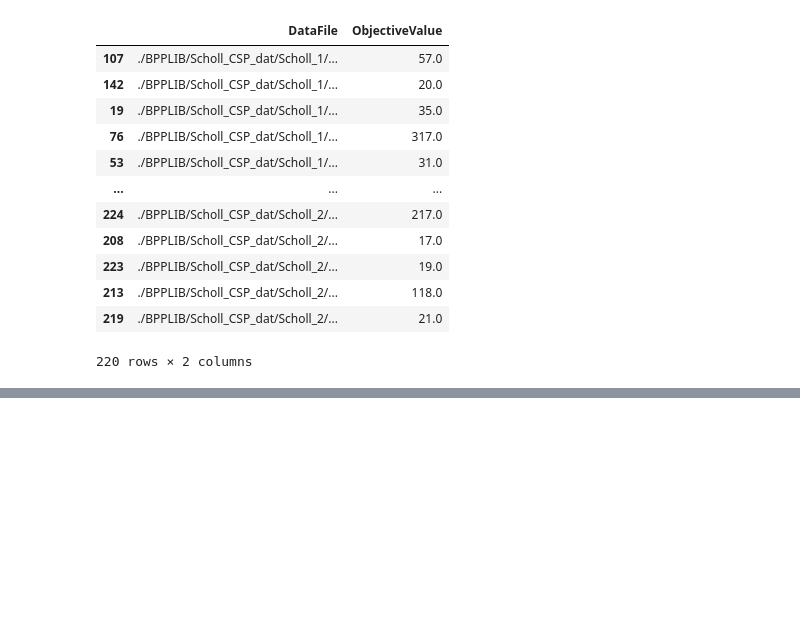
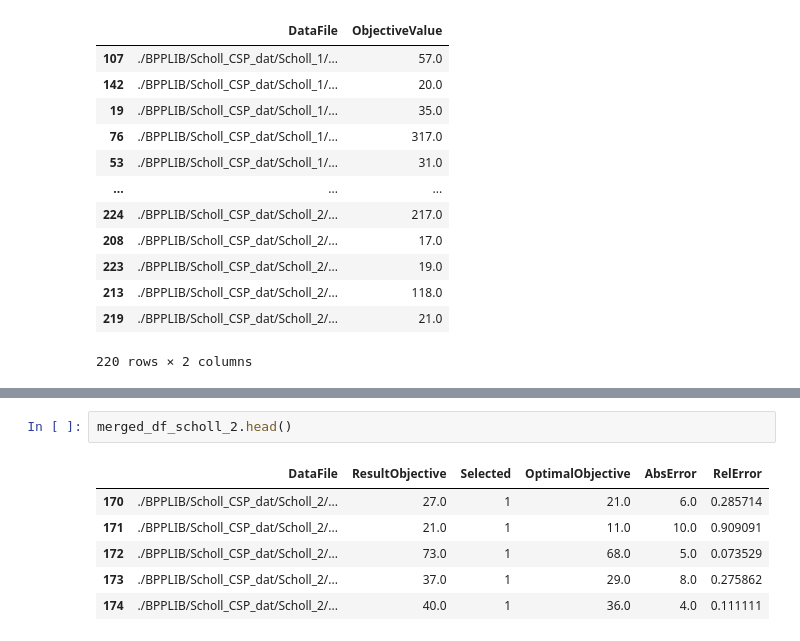
Before and after one commit to berkpereira/ip-special-topic, a Jupyter notebook: results-analysis.ipynb, the cells around one changed output, grey strips where cells are left out. Cells and saved outputs as stored; diff of their text form; blank space fills up the shorter version.

```diff
--- a/results-analysis.ipynb
+++ b/results-analysis.ipynb
@@ -97,0 +152,9 @@ true_solutions_df
+# %%
+merged_df_scholl_2.head()
+# %% [output]
+|  | DataFile | ResultObjective | Selected | OptimalObjective | AbsError | RelError |
+| 170 | ./BPPLIB/Scholl_CSP_dat/Scholl_2/... | 27.0 | 1 | 21.0 | 6.0 | 0.285714 |
+| 171 | ./BPPLIB/Scholl_CSP_dat/Scholl_2/... | 21.0 | 1 | 11.0 | 10.0 | 0.909091 |
+| 172 | ./BPPLIB/Scholl_CSP_dat/Scholl_2/... | 73.0 | 1 | 68.0 | 5.0 | 0.073529 |
+| 173 | ./BPPLIB/Scholl_CSP_dat/Scholl_2/... | 37.0 | 1 | 29.0 | 8.0 | 0.275862 |
+| 174 | ./BPPLIB/Scholl_CSP_dat/Scholl_2/... | 40.0 | 1 | 36.0 | 4.0 | 0.111111 |
```
Also changed, not shown: parts of 13 cells of this notebook.
